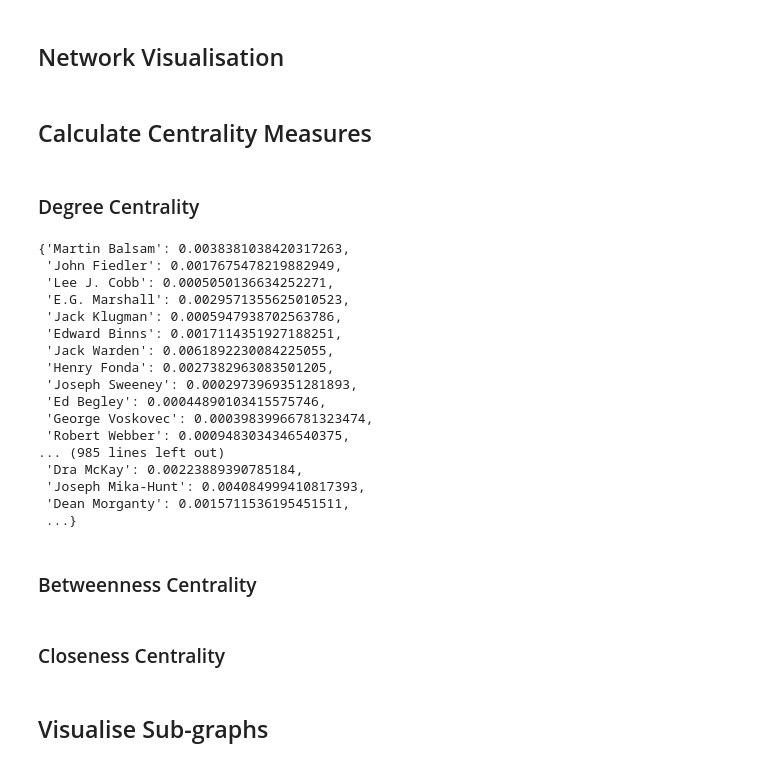
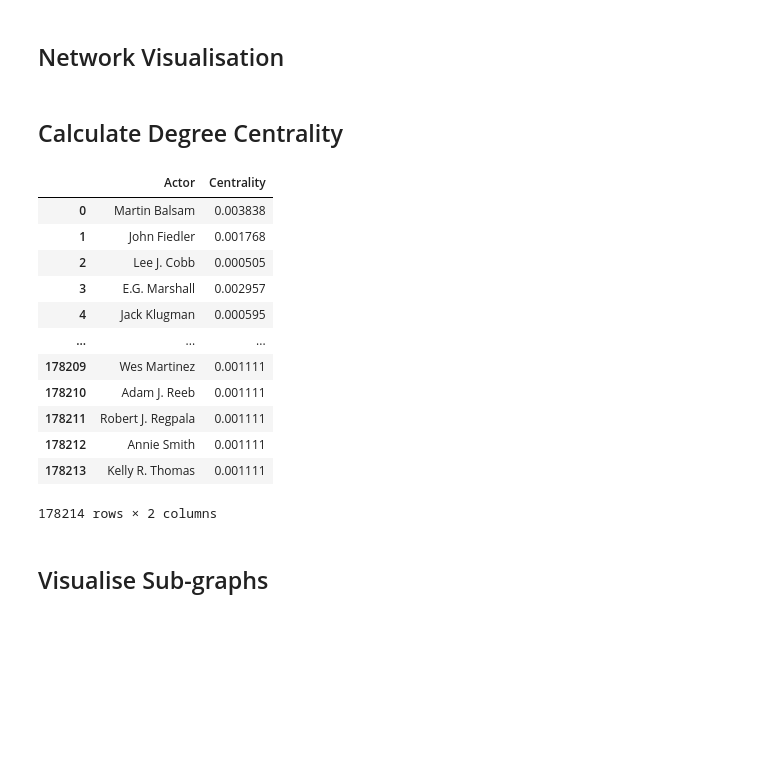
Before and after one commit to ChrisPayneHome/Actor-Network, a Jupyter notebook: Actor-Network.ipynb, the cells around one changed output. Saved outputs shown, nothing was run; the diff lists cells and outputs as text; code cells hidden in the pictures; blank space fills up the shorter version.

Commit message:
Refining centrality section

```diff
--- a/Actor-Network.ipynb
+++ b/Actor-Network.ipynb
@@ -174,28 +176,25 @@ G = nx.from_pandas_edgelist(final_network_table,
                             edge_attr = "value",
                             create_using = nx.Graph())
 # %% [markdown]
-## Calculate Centrality Measures
+## Calculate Degree Centrality
-# %% [markdown]
-### Degree Centrality
 # %%
 degree_dict = nx.degree_centrality(G)
-degree_dict
+degree_df = pd.DataFrame(degree_dict.items(), columns = ['Actor', 'Centrality'])
+degree_df.sort_values('Centrality', ascending = False)
+
+degree_df
 # %% [output]
+|  | Actor | Centrality |
+| 0 | Martin Balsam | 0.003838 |
+| 1 | John Fiedler | 0.001768 |
+| 2 | Lee J. Cobb | 0.000505 |
+| 3 | E.G. Marshall | 0.002957 |
+| 4 | Jack Klugman | 0.000595 |
+| ... | ... | ... |
+| 178209 | Wes Martinez | 0.001111 |
+| 178210 | Adam J. Reeb | 0.001111 |
+| 178211 | Robert J. Regpala | 0.001111 |
+| 178212 | Annie Smith | 0.001111 |
+| 178213 | Kelly R. Thomas | 0.001111 |
-{'Martin Balsam': 0.0038381038420317263,
- 'John Fiedler': 0.0017675478219882949,
- 'Lee J. Cobb': 0.0005050136634252271,
- 'E.G. Marshall': 0.0029571355625010523,
- 'Jack Klugman': 0.0005947938702563786,
- 'Edward Binns': 0.0017114351927188251,
- 'Jack Warden': 0.0061892230084225055,
- 'Henry Fonda': 0.0027382963083501205,
- 'Joseph Sweeney': 0.0002973969351281893,
- 'Ed Begley': 0.00044890103415575746,
- 'George Voskovec': 0.00039839966781323474,
- 'Robert Webber': 0.0009483034346540375,
-... (985 lines left out)
- 'Dra McKay': 0.00223889390785184,
- 'Joseph Mika-Hunt': 0.004084999410817393,
- 'Dean Morganty': 0.0015711536195451511,
- ...}
+178214 rows × 2 columns
 # %%
@@ -204,3 +201 @@ degree_df = pd.DataFrame.from_dict(degree_dict, orient='index', columns=['centra
 degree_df.to_csv('Centrality Measures/Centrality.csv')
-# %% [markdown]
-### Betweenness Centrality
@@ -213,2 +201,0 @@ betweenness_df.to_csv('Centrality Measures/Betweenness.csv')
-# %% [markdown]
-### Closeness Centrality
```
Also changed, not shown: parts of 9 cells of this notebook.
